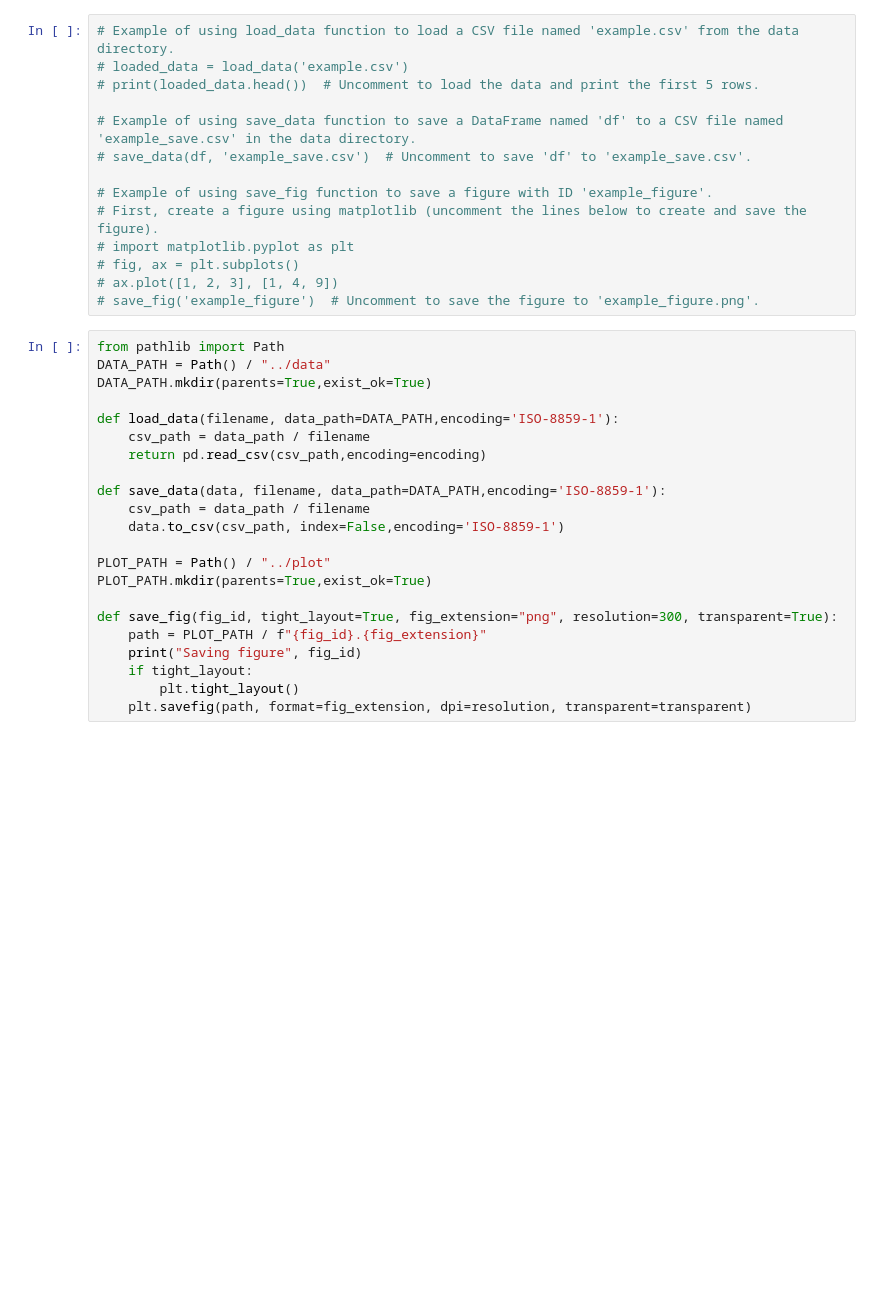
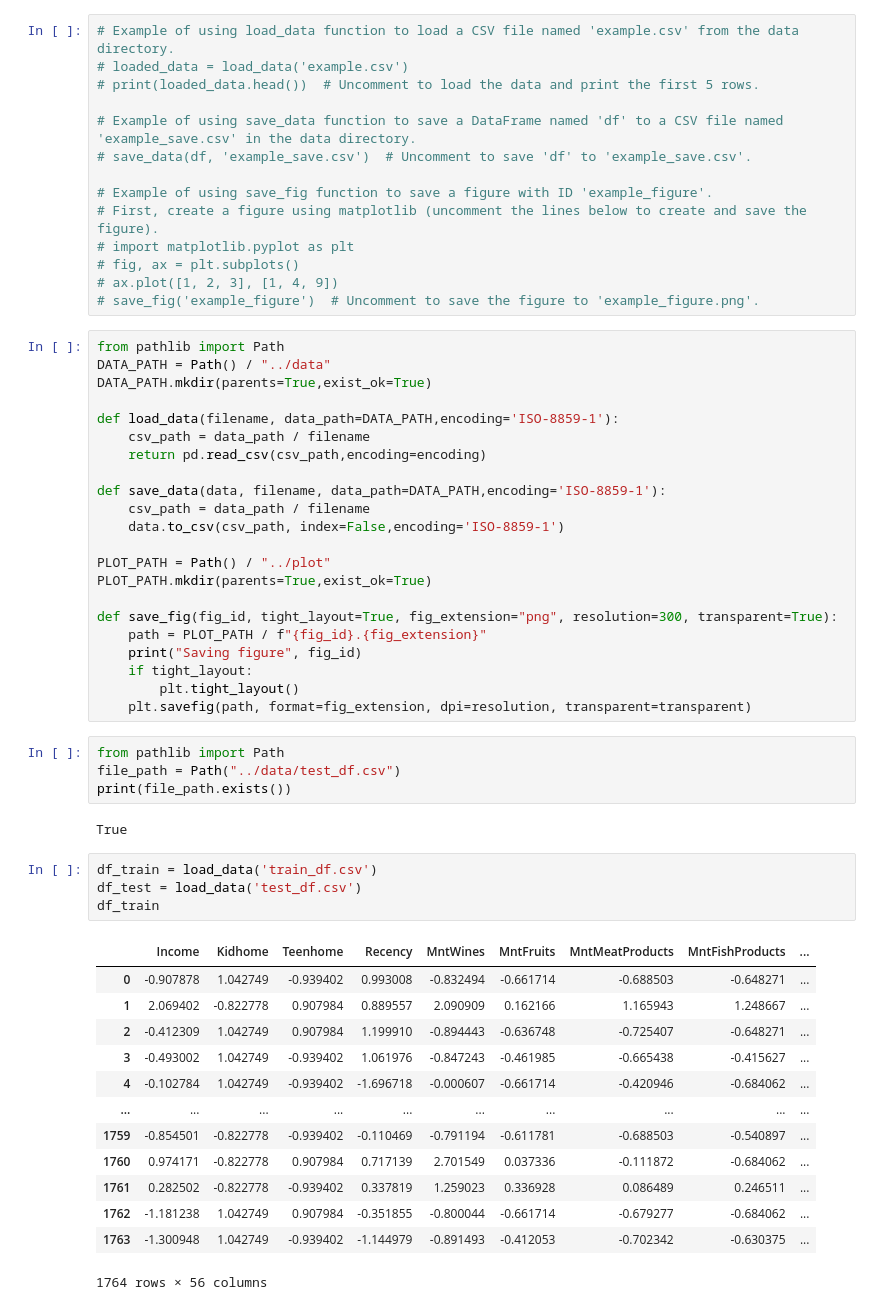
Before and after one commit to McGill-MMA-EnterpriseAnalytics/Marketing-Campaign-Analytics, a Jupyter notebook: modelling/campaign success model.ipynb, the cells around one changed output. Saved outputs shown, nothing was run; the diff lists cells and outputs as text; blank space fills up the shorter version.

```diff
--- a/modelling/campaign success model.ipynb
+++ b/modelling/campaign success model.ipynb
@@ -39,3 +39,27 @@ def save_fig(fig_id, tight_layout=True, fig_extension="png", resolution=300, tra
     if tight_layout:
         plt.tight_layout()
     plt.savefig(path, format=fig_extension, dpi=resolution, transparent=transparent)
+# %%
+from pathlib import Path
+file_path = Path("../data/test_df.csv")
+print(file_path.exists())
+# %% [output]
+True
+# %%
+df_train = load_data('train_df.csv')
+df_test = load_data('test_df.csv')
+df_train
+# %% [output]
+|  | Income | Kidhome | Teenhome | Recency | MntWines | MntFruits | MntMeatProducts | MntFishProducts | ... |
+| 0 | -0.907878 | 1.042749 | -0.939402 | 0.993008 | -0.832494 | -0.661714 | -0.688503 | -0.648271 | ... |
+| 1 | 2.069402 | -0.822778 | 0.907984 | 0.889557 | 2.090909 | 0.162166 | 1.165943 | 1.248667 | ... |
+| 2 | -0.412309 | 1.042749 | 0.907984 | 1.199910 | -0.894443 | -0.636748 | -0.725407 | -0.648271 | ... |
+| 3 | -0.493002 | 1.042749 | -0.939402 | 1.061976 | -0.847243 | -0.461985 | -0.665438 | -0.415627 | ... |
+| 4 | -0.102784 | 1.042749 | -0.939402 | -1.696718 | -0.000607 | -0.661714 | -0.420946 | -0.684062 | ... |
+| ... | ... | ... | ... | ... | ... | ... | ... | ... | ... |
+| 1759 | -0.854501 | -0.822778 | -0.939402 | -0.110469 | -0.791194 | -0.611781 | -0.688503 | -0.540897 | ... |
+| 1760 | 0.974171 | -0.822778 | 0.907984 | 0.717139 | 2.701549 | 0.037336 | -0.111872 | -0.684062 | ... |
+| 1761 | 0.282502 | -0.822778 | -0.939402 | 0.337819 | 1.259023 | 0.336928 | 0.086489 | 0.246511 | ... |
+| 1762 | -1.181238 | 1.042749 | 0.907984 | -0.351855 | -0.800044 | -0.661714 | -0.679277 | -0.684062 | ... |
+| 1763 | -1.300948 | 1.042749 | -0.939402 | -1.144979 | -0.891493 | -0.412053 | -0.702342 | -0.630375 | ... |
+1764 rows × 56 columns
```
Also changed, not shown: parts of 8 cells of this notebook, 5 other files.
